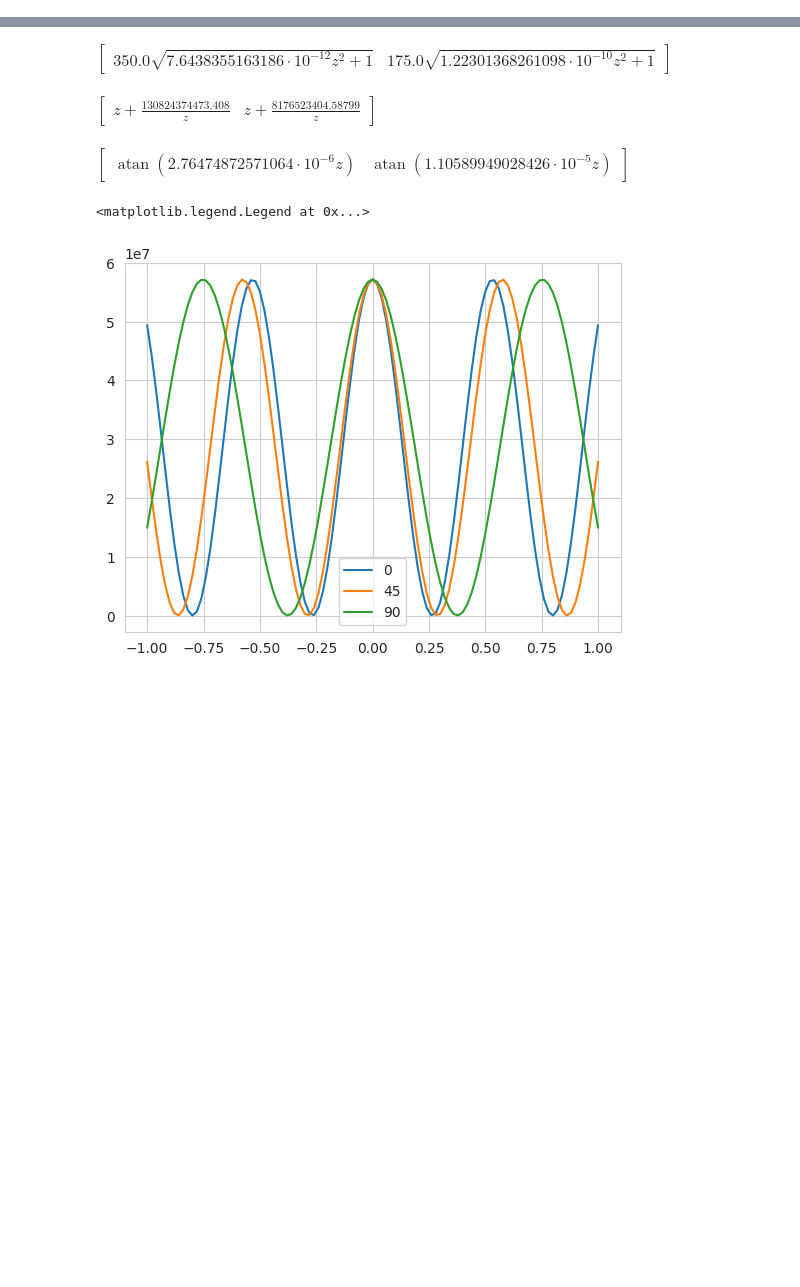
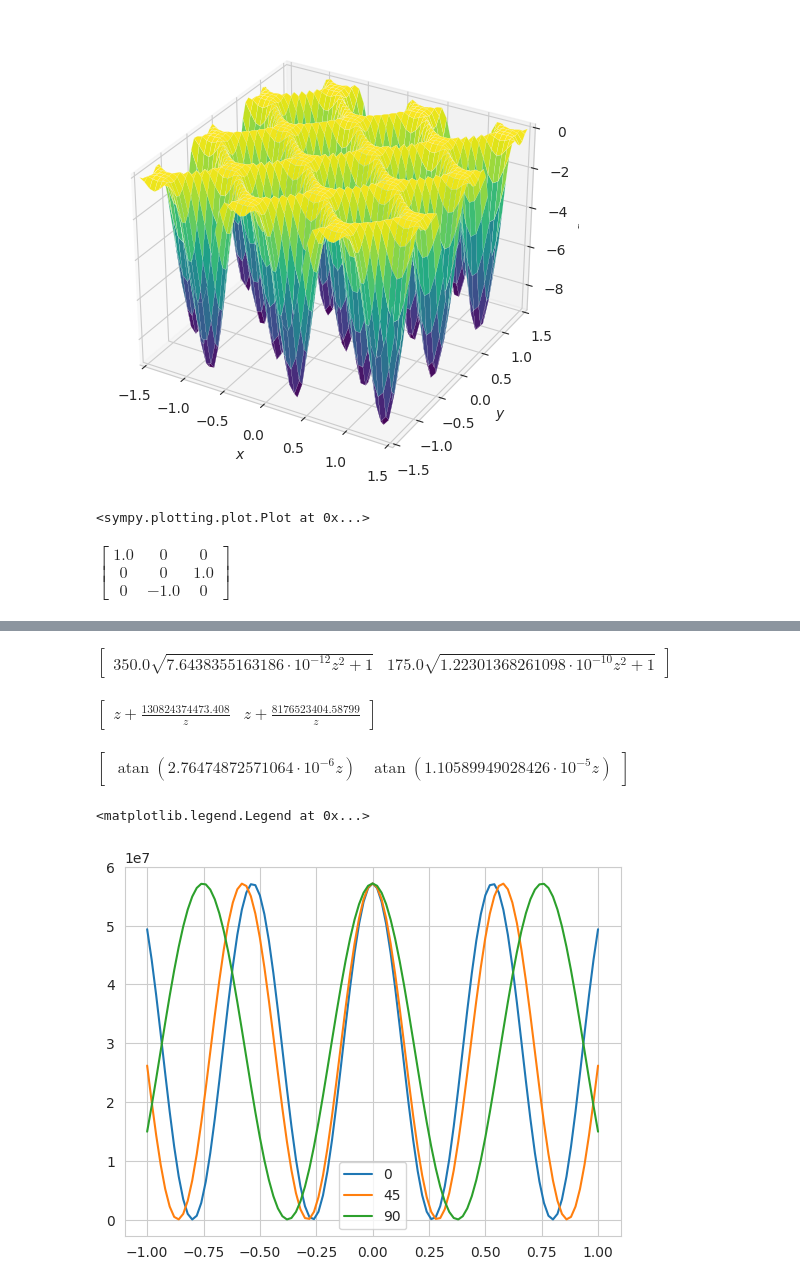
Before and after one commit to lightmat/lightmat, a Jupyter notebook: test_light.ipynb, the cells around one changed output, grey strips where cells are left out. Drawn from its saved outputs; the diff is of its cells as text; code cells hidden in the pictures; blank space fills up the shorter version.

```diff
--- a/test_light.ipynb
+++ b/test_light.ipynb
@@ -15,2 +32,22 @@ sns.set_style('whitegrid')
+# %%
+bowtie = BowtieLattice2d(
+    lattice_direction_vec1=(1,0,0),
+    lattice_direction_vec2=(0,1,0),
+    pol_Jones_vec=(0,1),
+    lambda_=1064,
+    w0=350,
+    P=11,
+    z0=0,
+)
+# %%
+x, y, z = sp.symbols('x y z', real=True)
+I = bowtie.I_sym(x, y, z)
+# %%
+I_z0 = I.subs(z, 0)
+
+sp.plotting.plot3d(-I_z0, (x, -1.5, 1.5), (y, -1.5, 1.5))
+# %% [output]
+[figure, added]
+<sympy.plotting.plot.Plot at 0x...>
 # %%
 beam = GaussianBeam(
@@ -21,4 +58,8 @@ beam = GaussianBeam(
     P=11,
     z0=0,
 )
+# %%
+beam._rotation_matrix_sym
+# %% [output]
+$\displaystyle \left[\begin{matrix}1.0 & 0 & 0\\0 & 0 & 1.0\\0 & -1.0 & 0\end{matrix}\right]$
 # %%
```
Also changed, not shown: parts of 11 cells of this notebook, 5 other files.
